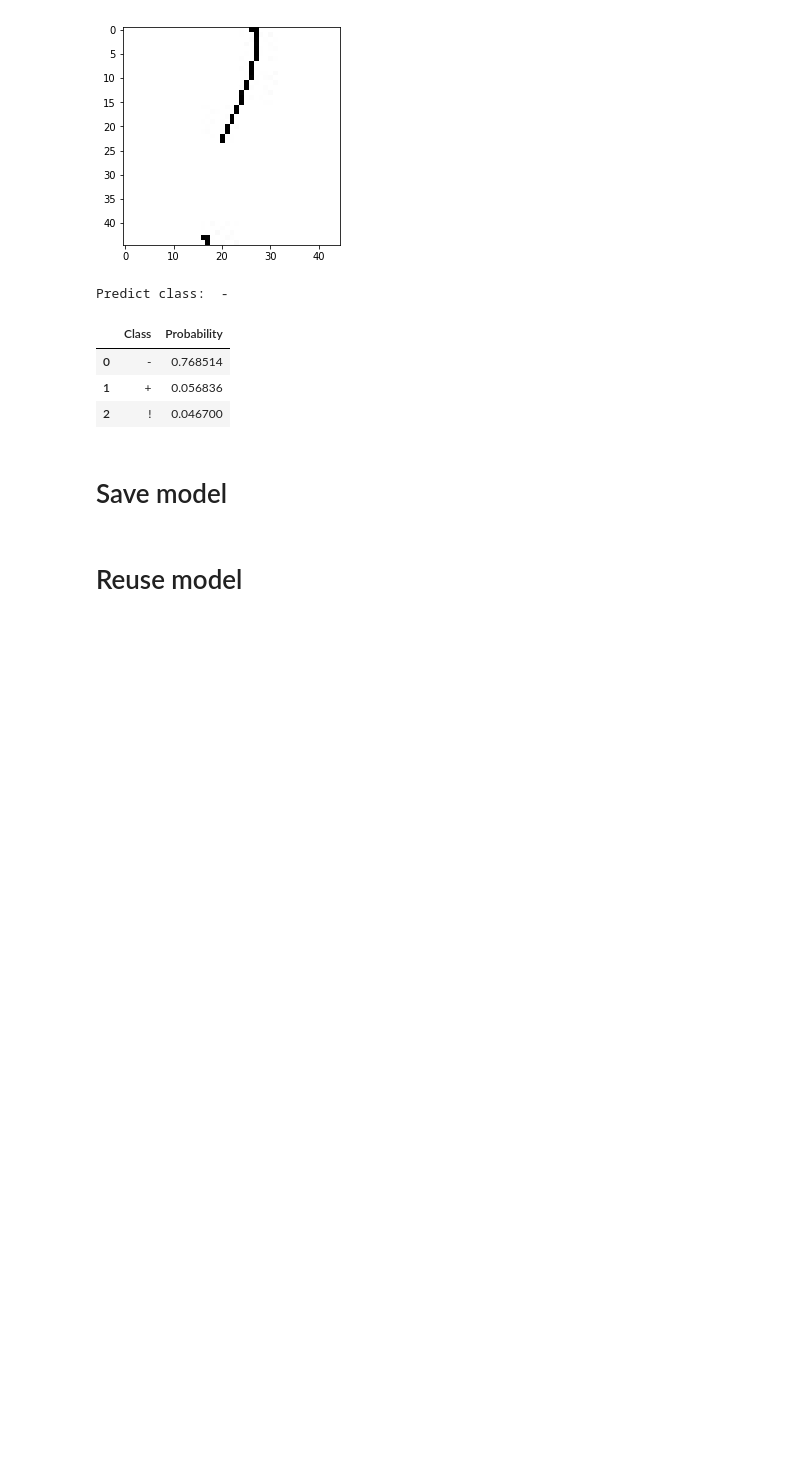
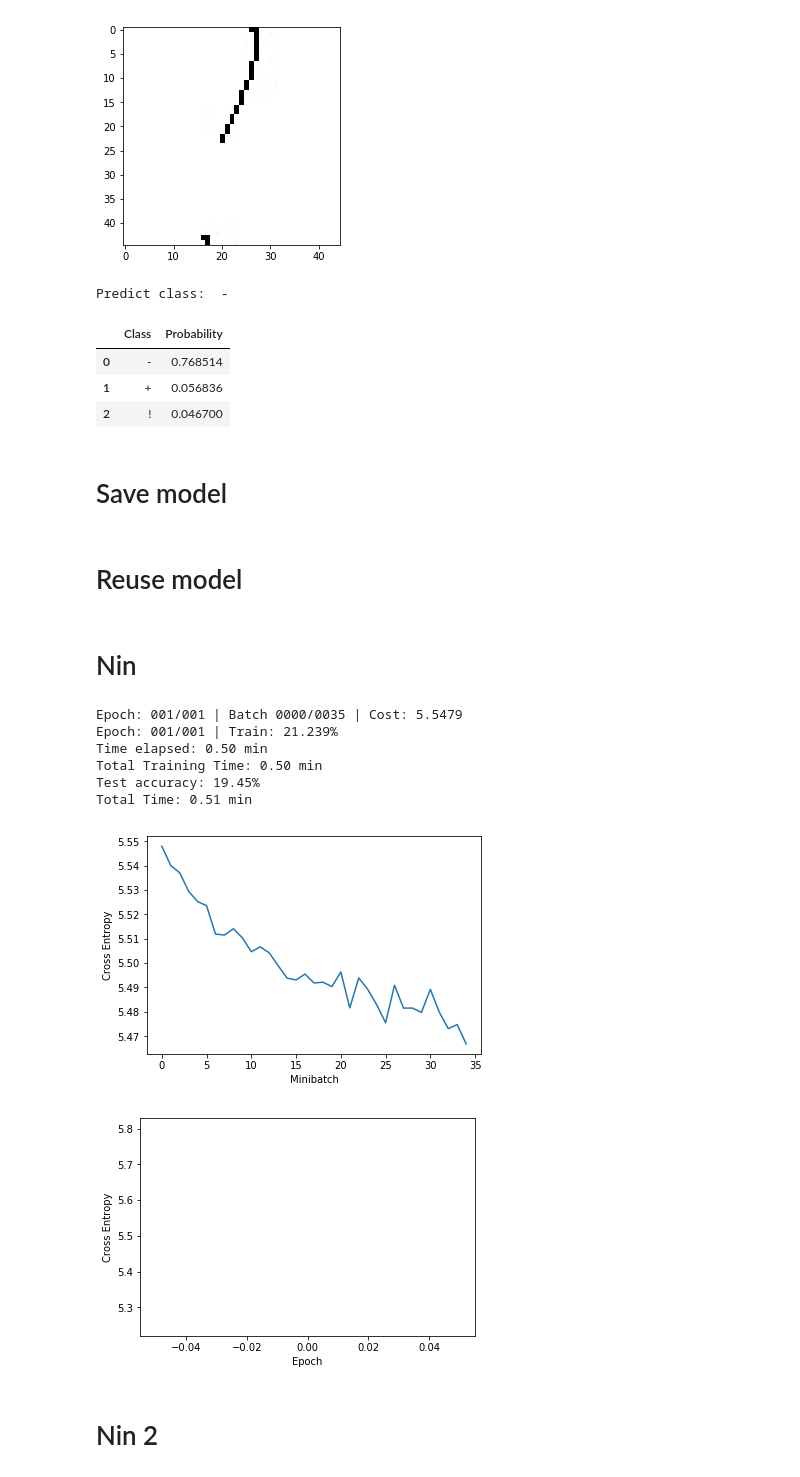
Before and after one commit to yuhanmeng/Math-symbol-recognization, a Jupyter notebook: MYH sample data .ipynb, the cells around one changed output. Saved outputs shown, nothing was run; the diff lists cells and outputs as text; code cells hidden in the pictures; blank space fills up the shorter version.

```diff
--- a/MYH sample data .ipynb
+++ b/MYH sample data .ipynb
@@ -948,3 +967,5 @@ model=model.to(DEVICE)
 #scheduler=torch.optim.lr_schedule.ExponentialLR(optimzer,gamma=0.1,last_epoch=-1)
 #scheduler.load_state_dict(torch.load('./my_scheduler.pt'))
 #model.train()
+# %% [markdown]
+# Nin
@@ -950,0 +1033,33 @@ model=model.to(DEVICE)
+# %%
+torch.manual_seed(RANDOM_SEED)
+
+
+model = nin(NUM_CLASSES)
+model.to(DEVICE)
+
+optimizer = torch.optim.Adam(model.parameters(), lr=LEARNING_RATE)
+
+
+minibatch_cost, epoch_cost = train(model, train_loader, valid_loader)
+
+
+plt.plot(range(len(minibatch_cost)), minibatch_cost)
+plt.ylabel('Cross Entropy')
+plt.xlabel('Minibatch')
+plt.show()
+
+plt.plot(range(len(epoch_cost)), epoch_cost)
+plt.ylabel('Cross Entropy')
+plt.xlabel('Epoch')
+plt.show()
+# %% [output]
+Epoch: 001/001 | Batch 0000/0035 | Cost: 5.5479
+Epoch: 001/001 | Train: 21.239%
+Time elapsed: 0.50 min
+Total Training Time: 0.50 min
+Test accuracy: 19.45%
+Total Time: 0.51 min
+[figure, added]
+[figure, added]
+# %% [markdown]
+# Nin 2
```
Also changed, not shown: parts of 7 cells of this notebook, 1 other file.
